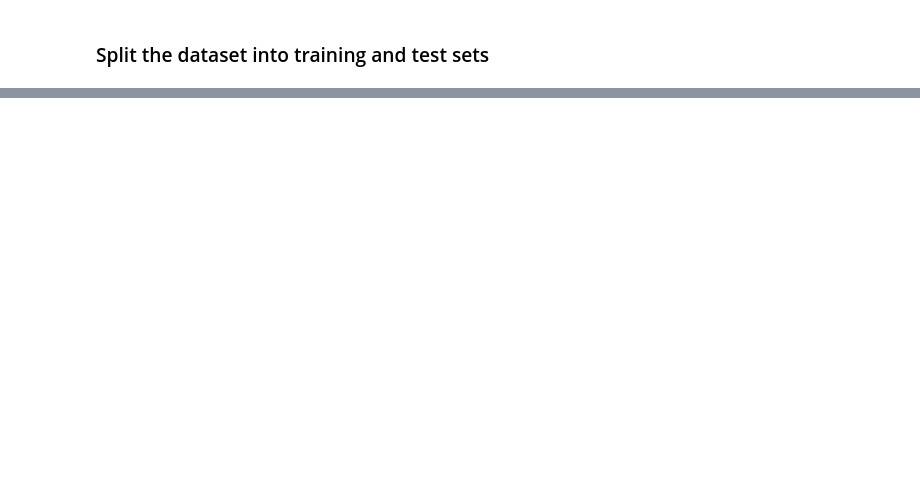
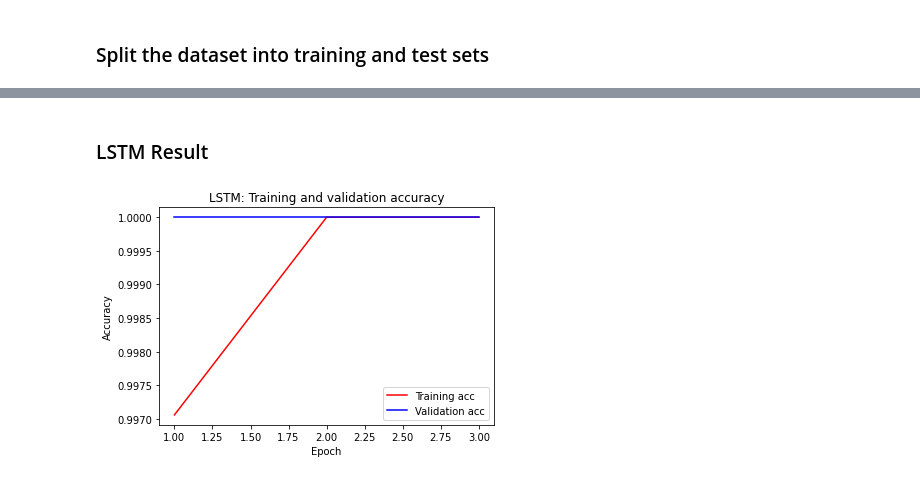
Before and after one commit to bauyrjanj/NLP-TwitterData, a Jupyter notebook: TwitterData - Deep Learning Models.ipynb, the cells around one changed output, grey strips where cells are left out. Saved outputs shown, nothing was run; the diff lists cells and outputs as text; code cells hidden in the pictures; blank space fills up the shorter version.

```diff
--- a/TwitterData - Deep Learning Models.ipynb
+++ b/TwitterData - Deep Learning Models.ipynb
@@ -178,7 +210,20 @@ model.compile(loss = 'binary_crossentropy', optimizer='rmsprop', metrics = ['acc
+# %%
+# LSTM
+warnings.filterwarnings("ignore")
+model = Sequential()
+model.add(Embedding(input_dim = max_features, output_dim = 30, input_length = maxlen, embeddings_constraint=maxnorm(3)))
+model.add(Dropout(0.2))
+model.add(LSTM(output_dim=30, return_sequences=True, kernel_constraint=maxnorm(3)))
+model.add(Dropout(0.2))
+model.add(LSTM(output_dim=30, return_sequences=True, kernel_constraint=maxnorm(3)))
+model.add(Dropout(0.2))
+model.add(LSTM(output_dim=30, kernel_constraint=maxnorm(3)))
+model.add(Dense(2,activation='softmax'))
+model.compile(loss = 'categorical_crossentropy', optimizer='adam', metrics = ['accuracy'])
 # %%
 # Fit the model to the training set
 warnings.filterwarnings("ignore")
-model.fit(X_train, y_train, epochs=3, validation_split=0.6)
+lstm_hist = model.fit(X_train, y_train, epochs=3, validation_split=0.3)
 # Final evaluation of the model
 warnings.filterwarnings("ignore")
 scores = model.evaluate(X_test, y_test, verbose=0)
@@ -240,0 +291,17 @@ Tue Nov  3 20:38:38 2020
+# %% [markdown]
+### LSTM Result
+# %%
+acc = lstm_hist.history['acc']
+val_acc = lstm_hist.history['val_acc']
+loss = lstm_hist.history['loss']
+val_loss = lstm_hist.history['val_loss']
+epochs = range(1, len(acc)+1)
+_ = plt.plot(epochs, acc, 'r', label='Training acc')
+_ = plt.plot(epochs, val_acc, 'b', label='Validation acc')
+_ = plt.title('LSTM: Training and validation accuracy')
+_ = plt.xlabel('Epoch')
+_ = plt.ylabel('Accuracy')
+_ = plt.legend(loc='best')
+plt.show()
+# %% [output]
+[figure, added]
```
Also changed, not shown: parts of 26 cells of this notebook, 1 other file.
